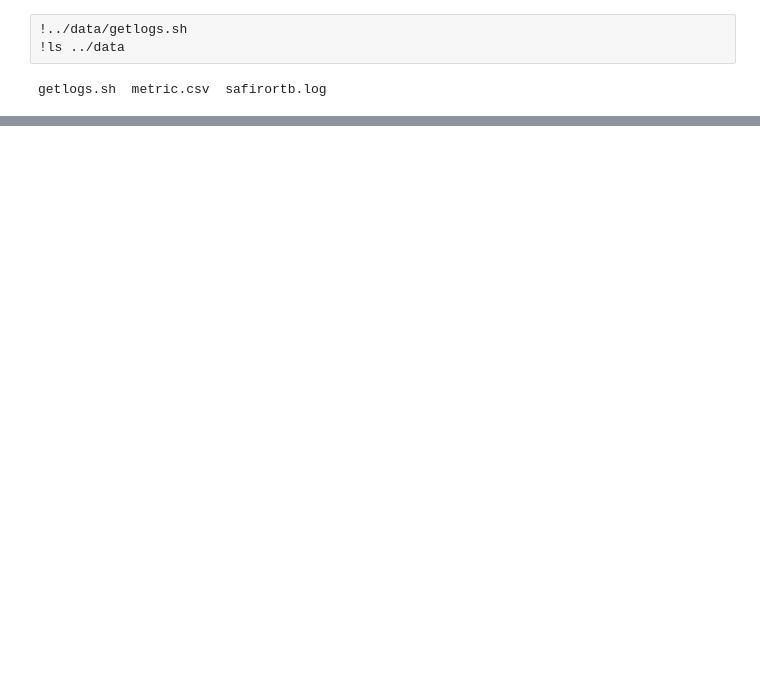
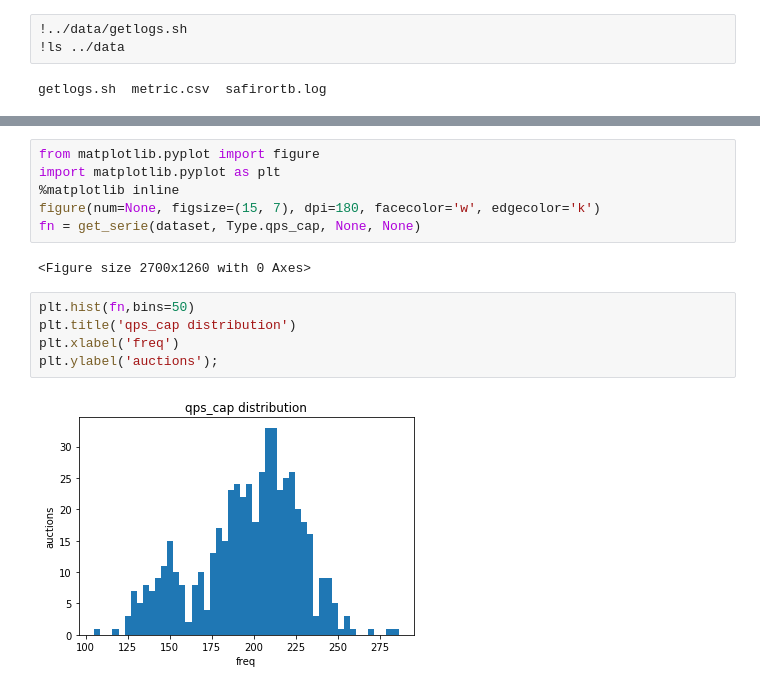
Before and after one commit to gmaggiotti/bidder-stats, a Jupyter notebook: src/histo.ipynb, the cells around one changed output, grey strips where cells are left out. Drawn from its saved outputs; the diff is of its cells as text; blank space fills up the shorter version.

```diff
--- a/src/histo.ipynb
+++ b/src/histo.ipynb
@@ -21,0 +36,15 @@ dataset[:,2].mean()
+# %%
+from matplotlib.pyplot import figure
+import matplotlib.pyplot as plt
+%matplotlib inline
+figure(num=None, figsize=(15, 7), dpi=180, facecolor='w', edgecolor='k')
+fn = get_serie(dataset, Type.qps_cap, None, None)
+# %% [output]
+<Figure size 2700x1260 with 0 Axes>
+# %%
+plt.hist(fn,bins=50)
+plt.title('qps_cap distribution')
+plt.xlabel('freq')
+plt.ylabel('auctions');
+# %% [output]
+[figure, added]
```
Also changed, not shown: parts of 11 cells of this notebook, 2 other files.
